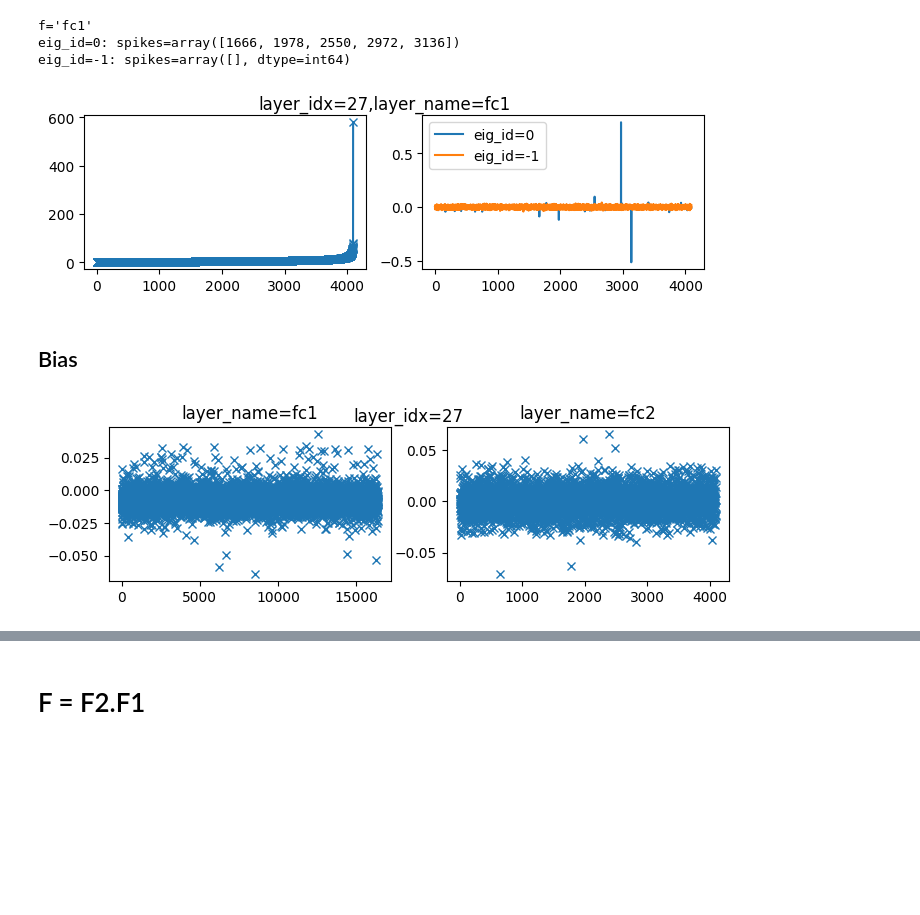
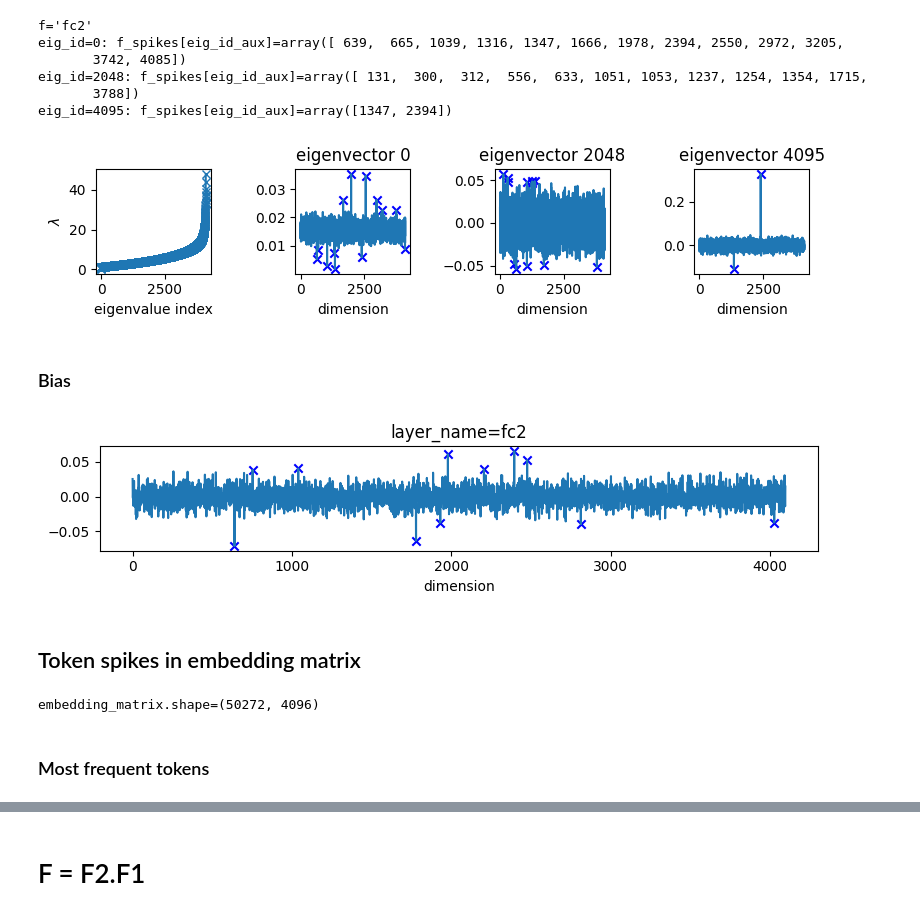
Before and after one commit to acevedo-s/BID, a Jupyter notebook: Text/analysis/Barcelona/nb.ipynb, the cells around one changed output, grey strips where cells are left out. Drawn from its saved outputs; the diff is of its cells as text; code cells hidden in the pictures; blank space fills up the shorter version.

```diff
--- a/Text/analysis/Barcelona/nb.ipynb
+++ b/Text/analysis/Barcelona/nb.ipynb
@@ -8,53 +20,81 @@ Directions in data?
 from functions import *
 LLM = 'OPT'
 layer_idx = 27
-f = 'fc1'
+f = 'fc2'
 dt = np.float32
 
 resultsfolder = get_weights_folder(LLM,layer_idx,layer_name=f)
 eigenvalues = np.loadtxt(fname=resultsfolder + 'eigenvalues.txt',dtype=dt)
 eigenvectors= np.loadtxt(fname=resultsfolder + 'eigenvectors.txt',dtype=dt)
 # %%
-fig,(ax1,ax2) = plt.subplots(1,2,figsize=(8,2))
-n_sigmas = 5
-eig_ids = [0,-1]
+figsfolder = f'results/figs/spectrum/'
+os.makedirs(figsfolder,exist_ok=True)
+
+eig_ids = [0,eigenvalues.shape[0]//2,eigenvalues.shape[0]-1]
+fig,axs = plt.subplots(1,len(eig_ids)+1,figsize=(8,2))
 print(f'{f=}')
 
-ax1.plot(eigenvalues.real,'x-')
+axs[0].plot(eigenvalues.real,'x-')
+axs[0].set_ylabel(r'$\lambda$')
+axs[0].set_xlabel('eigenvalue index')
 
-for eig_id in eig_ids:
-  ax2.plot(eigenvectors[:,eig_id],label=f'{eig_id=}')
-  x = np.abs(eigenvectors[:,eig_id])
-  spikes = np.where(x>np.mean(x)+n_sigmas*np.std(x))[0]
-  print(f'{eig_id=}: {spikes=}')
+f_spikes = []
+for eig_id_aux,eig_id in enumerate(eig_ids):
+  axs[eig_id_aux+1].plot(eigenvectors[:,eig_id],label=f'{eig_id=}')
+  f_spikes.append(find_spikes(eigenvectors[:,eig_id]))
+  axs[eig_id_aux+1].set_title(f'eigenvector {eig_id}')
+  axs[eig_id_aux+1].scatter(f_spikes[eig_id_aux],eigenvectors[f_spikes[eig_id_aux],eig_id],color='blue',marker='x')
+  print(f'{eig_id=}: {f_spikes[eig_id_aux]=}')
+  axs[eig_id_aux+1].set_xlabel('dimension')
 
-ax2.legend()
-fig.suptitle(f'{layer_idx=},layer_name={f}')
+# fig.suptitle(f'{layer_idx=},layer_name={f}')
+plt.tight_layout()
+plt.savefig(f'{figsfolder}{LLM}_layer{layer_idx}_{f}_weights.pdf')
 plt.show()
 
 # f='fc2'
 # eig_id=0: spikes=array([1666, 1978, 2550, 2972])
 # eig_id=-1: spikes=array([1347, 2394])
 
 # f='fc1'
 # eig_id=0: spikes=array([1666, 1978, 2550, 2972, 3136])
 # eig_id=-1: spikes=array([], dtype=int64)
 # %% [output]
-f='fc1'
-eig_id=0: spikes=array([1666, 1978, 2550, 2972, 3136])
-eig_id=-1: spikes=array([], dtype=int64)
+f='fc2'
+eig_id=0: f_spikes[eig_id_aux]=array([ 639,  665, 1039, 1316, 1347, 1666, 1978, 2394, 2550, 2972, 3205,
+       3742, 4085])
+eig_id=2048: f_spikes[eig_id_aux]=array([ 131,  300,  312,  556,  633, 1051, 1053, 1237, 1254, 1354, 1715,
+       3788])
+eig_id=4095: f_spikes[eig_id_aux]=array([1347, 2394])
-[figure, old version]
+[figure, new version]
 # %% [markdown]
-## Bias
+### Bias
 # %%
-fig, axs = plt.subplots(1,2,figsize=(8,2))
+f_list = ['fc2']
+fig, axs = plt.subplots(1,1,figsize=(8,2))
 
-for f_id,f in enumerate(['fc1','fc2']):
-  resultsfolder = get_weights_folder(LLM,layer_idx,layer_name=f)
+for f_id,f_aux in enumerate(f_list):
+  resultsfolder = get_weights_folder(LLM,layer_idx,layer_name=f_aux)
   bias = np.loadtxt(fname=resultsfolder + 'bias.txt',dtype=dt)
-  axs[f_id].plot(bias,'x')
-  axs[f_id].set_title(f'layer_name={f}')
-fig.suptitle(f'{layer_idx=}')
+  axs.plot(bias)
+  bias_spikes = find_spikes(bias)
+  axs.scatter(bias_spikes,bias[bias_spikes],color='blue',marker='x')
+  axs.set_title(f'layer_name={f_aux}')
+  axs.set_xlabel('dimension')
+# fig.suptitle(f'{layer_idx=}')
+plt.tight_layout()
+plt.savefig(f'{figsfolder}{LLM}_layer{layer_idx}_{f}_bias.pdf')
 plt.show()
 # %% [output]
-[figure, old version]
+[figure, new version]
+# %% [markdown]
+## Token spikes in embedding matrix
+# %%
+model,config,tokenizer = get_model(LLM)
+embedding_matrix = model.base_model.decoder.embed_tokens.weight.detach().numpy()
+embedding_dim = embedding_matrix.shape[1]
+print(f'{embedding_matrix.shape=}')
+# %% [output]
+embedding_matrix.shape=(50272, 4096)
+# %% [markdown]
+### Most frequent tokens
```
Also changed, not shown: parts of 16 cells of this notebook, 2 other files.
